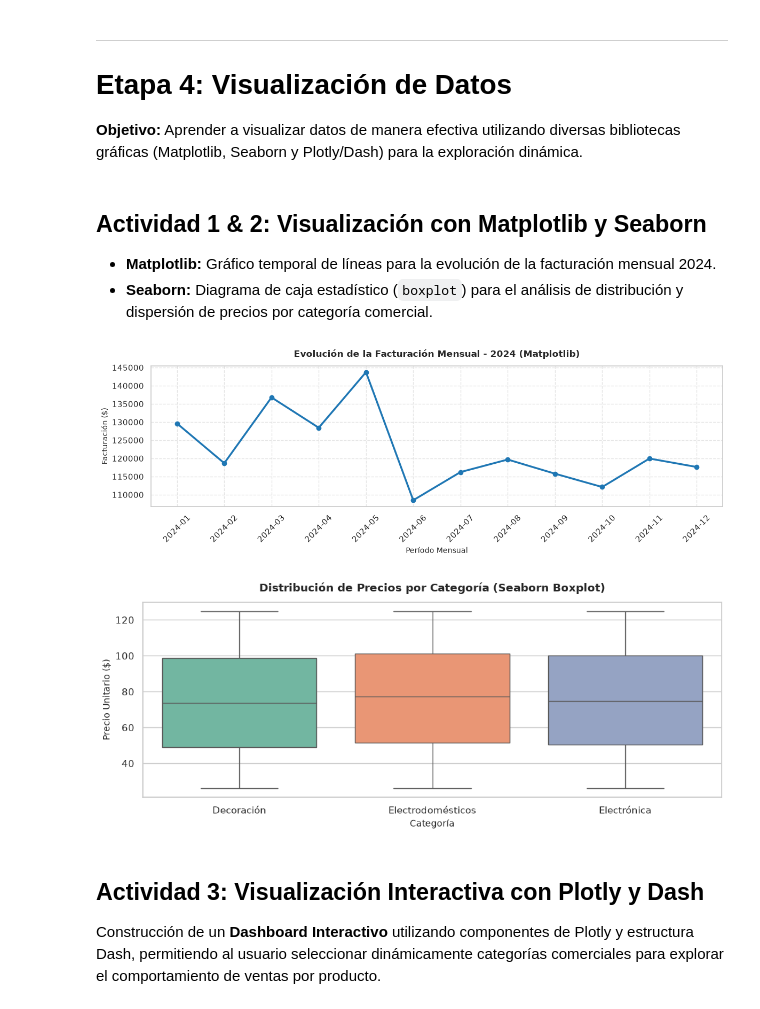
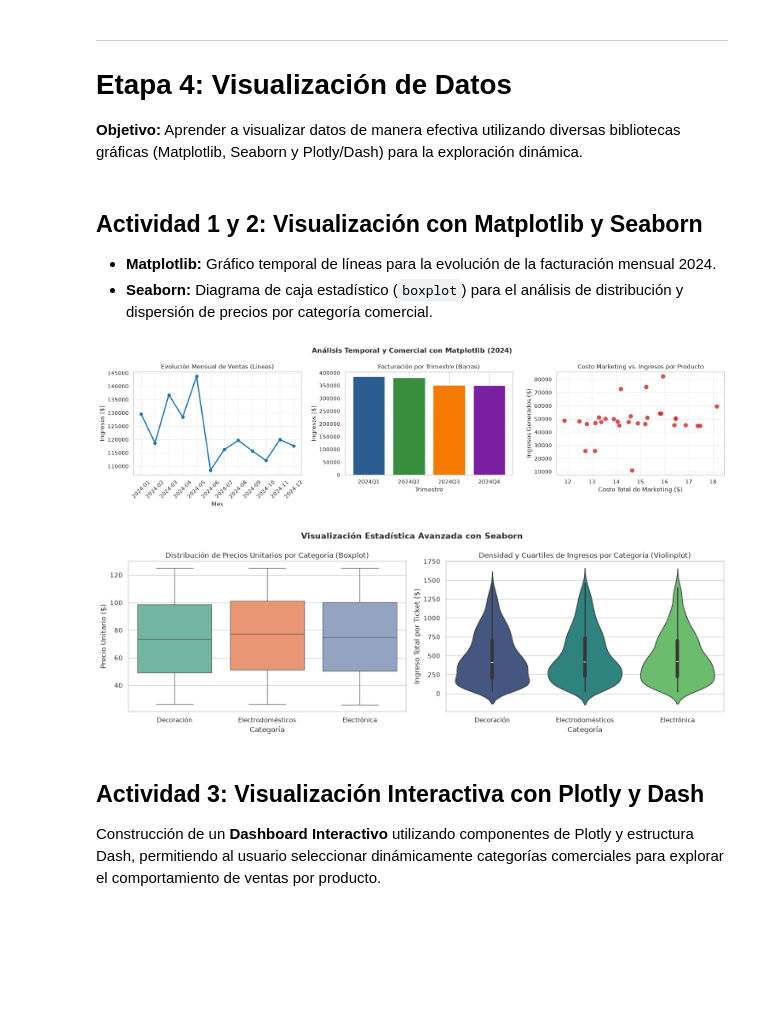
Before and after one commit to francoBa/analisisDatos-TT2026, a Jupyter notebook: entrega_final.ipynb, the cells around one changed output. Saved outputs shown, nothing was run; the diff lists cells and outputs as text; code cells hidden in the pictures; blank space fills up the shorter version.

Commit message:
feat(entrega-final): agrega graficos en etapa 3 y mejora dashboard ejecutivo en Dash

```diff
--- a/entrega_final.ipynb
+++ b/entrega_final.ipynb
@@ -1060,45 +1169,73 @@ display(df_consolidado_final.head(3))
 
 **Objetivo:** Aprender a visualizar datos de manera efectiva utilizando diversas bibliotecas gráficas (Matplotlib, Seaborn y Plotly/Dash) para la exploración dinámica.
 # %% [markdown]
-## Actividad 1 & 2: Visualización con Matplotlib y Seaborn
+## Actividad 1 y 2: Visualización con Matplotlib y Seaborn
 
 * **Matplotlib:** Gráfico temporal de líneas para la evolución de la facturación mensual 2024.
 * **Seaborn:** Diagrama de caja estadístico (`boxplot`) para el análisis de distribución y dispersión de precios por categoría comercial.
 # %%
 # =====================================================================
-# ACTIVIDAD 4.1 & 4.2: MATPLOTLIB Y SEABORN
+# ETAPA 4.1: VISUALIZACIÓN CON MATPLOTLIB (LÍNEAS, BARRAS Y DISPERSIÓN)
 # =====================================================================
-import matplotlib.pyplot as plt
-import seaborn as sns
+df_ventas_limpio['mes'] = df_ventas_limpio['fecha_venta'].dt.to_period('M').astype(str)
+df_ventas_limpio['trimestre'] = df_ventas_limpio['fecha_venta'].dt.to_period('Q').astype(str)
 
-sns.set_theme(style="whitegrid")
+ventas_mes = df_ventas_limpio.groupby('mes', as_index=False)['ingreso_total'].sum()
+ventas_trim = df_ventas_limpio.groupby('trimestre', as_index=False)['ingreso_total'].sum()
 
-# 1. Matplotlib: Tendencia mensual
-df_ventas_limpio['mes_periodo'] = df_ventas_limpio['fecha_venta'].dt.to_period('M')
-ventas_mensuales_matplot = df_ventas_limpio.groupby('mes_periodo')['ingreso_total'].sum().reset_index()
-ventas_mensuales_matplot['mes_str'] = ventas_mensuales_matplot['mes_periodo'].astype(str)
+fig_mpl, axes = plt.subplots(1, 3, figsize=(18, 4.8))
+fig_mpl.suptitle('Análisis Temporal y Comercial con Matplotlib (2024)', fontsize=14, fontweight='bold')
 
-plt.figure(figsize=(12, 4.2))
-plt.plot(ventas_mensuales_matplot['mes_str'], ventas_mensuales_matplot['ingreso_total'], marker='o', color='#1f77b4', linewidth=2.5)
-plt.title('Evolución de la Facturación Mensual - 2024 (Matplotlib)', fontsize=12, fontweight='bold', pad=12)
-plt.xlabel('Período Mensual', fontsize=10)
-plt.ylabel('Facturación ($)', fontsize=10)
-plt.xticks(rotation=45)
-plt.grid(True, linestyle='--', alpha=0.5)
+# 1. Gráfico de Líneas (Evolución Mensual)
+axes[0].plot(ventas_mes['mes'], ventas_mes['ingreso_total'], marker='o', color='#1f77b4', linewidth=2.5)
+axes[0].set_title('Evolución Mensual de Ventas (Líneas)')
+axes[0].set_xlabel('Mes')
+axes[0].set_ylabel('Ingresos ($)')
+axes[0].tick_params(axis='x', rotation=45)
+axes[0].grid(True, linestyle='--', alpha=0.5)
+
+# 2. Gráfico de Barras (Facturación Trimestral)
+axes[1].bar(ventas_trim['trimestre'], ventas_trim['ingreso_total'], color=['#2b5c8f', '#388e3c', '#f57c00', '#7b1fa2'])
+axes[1].set_title('Facturación por Trimestre (Barras)')
+axes[1].set_xlabel('Trimestre')
+axes[1].set_ylabel('Ingresos ($)')
+axes[1].grid(axis='y', linestyle='--', alpha=0.5)
+
+# 3. Gráfico de Dispersión (Inversión en Marketing vs Ingresos Generados)
+axes[2].scatter(df_consolidado_final['costo_marketing_total'], df_consolidado_final['ingreso_generado'], color='#d62728', alpha=0.8, s=60)
+axes[2].set_title('Costo Marketing vs. Ingresos por Producto')
+axes[2].set_xlabel('Costo Total de Marketing ($)')
+axes[2].set_ylabel('Ingresos Generados ($)')
+axes[2].grid(True, linestyle='--', alpha=0.5)
+
 plt.tight_layout()
 plt.show()
 
-# 2. Seaborn: Boxplot estadístico
-plt.figure(figsize=(10, 4.2))
-sns.boxplot(data=df_ventas_limpio, x='categoria', y='precio', palette='Set2', hue='categoria', legend=False)
-plt.title('Distribución de Precios por Categoría (Seaborn Boxplot)', fontsize=12, fontweight='bold', pad=12)
-plt.xlabel('Categoría', fontsize=10)
-plt.ylabel('Precio Unitario ($)', fontsize=10)
+# =====================================================================
+# ETAPA 4.2: VISUALIZACIÓN AVANZADA CON SEABORN
+# =====================================================================
+sns.set_theme(style="whitegrid", palette="pastel")
+
+fig_sns, axes = plt.subplots(1, 2, figsize=(15, 5))
+fig_sns.suptitle('Visualización Estadística Avanzada con Seaborn', fontsize=14, fontweight='bold')
+
+# 1. Boxplot de Precios por Categoría
+sns.boxplot(data=df_ventas_limpio, x='categoria', y='precio', hue='categoria', palette='Set2', legend=False, ax=axes[0])
+axes[0].set_title('Distribución de Precios Unitarios por Categoría (Boxplot)')
+axes[0].set_xlabel('Categoría')
+axes[0].set_ylabel('Precio Unitario ($)')
+
+# 2. Violinplot de Ingresos por Categoría (muestra densidad y cuartiles)
+sns.violinplot(data=df_ventas_limpio, x='categoria', y='ingreso_total', hue='categoria', palette='viridis', legend=False, ax=axes[1])
+axes[1].set_title('Densidad y Cuartiles de Ingresos por Categoría (Violinplot)')
+axes[1].set_xlabel('Categoría')
+axes[1].set_ylabel('Ingreso Total por Ticket ($)')
+
 plt.tight_layout()
 plt.show()
 # %% [output]
-[figure, old version]
+[figure, new version]
-[figure, old version]
+[figure, new version]
 # %% [markdown]
 ## Actividad 3: Visualización Interactiva con Plotly y Dash
 Construcción de un **Dashboard Interactivo** utilizando componentes de Plotly y estructura Dash, permitiendo al usuario seleccionar dinámicamente categorías comerciales para explorar el comportamiento de ventas por producto.
```
Also changed, not shown: parts of 9 cells of this notebook, 1 other file.
